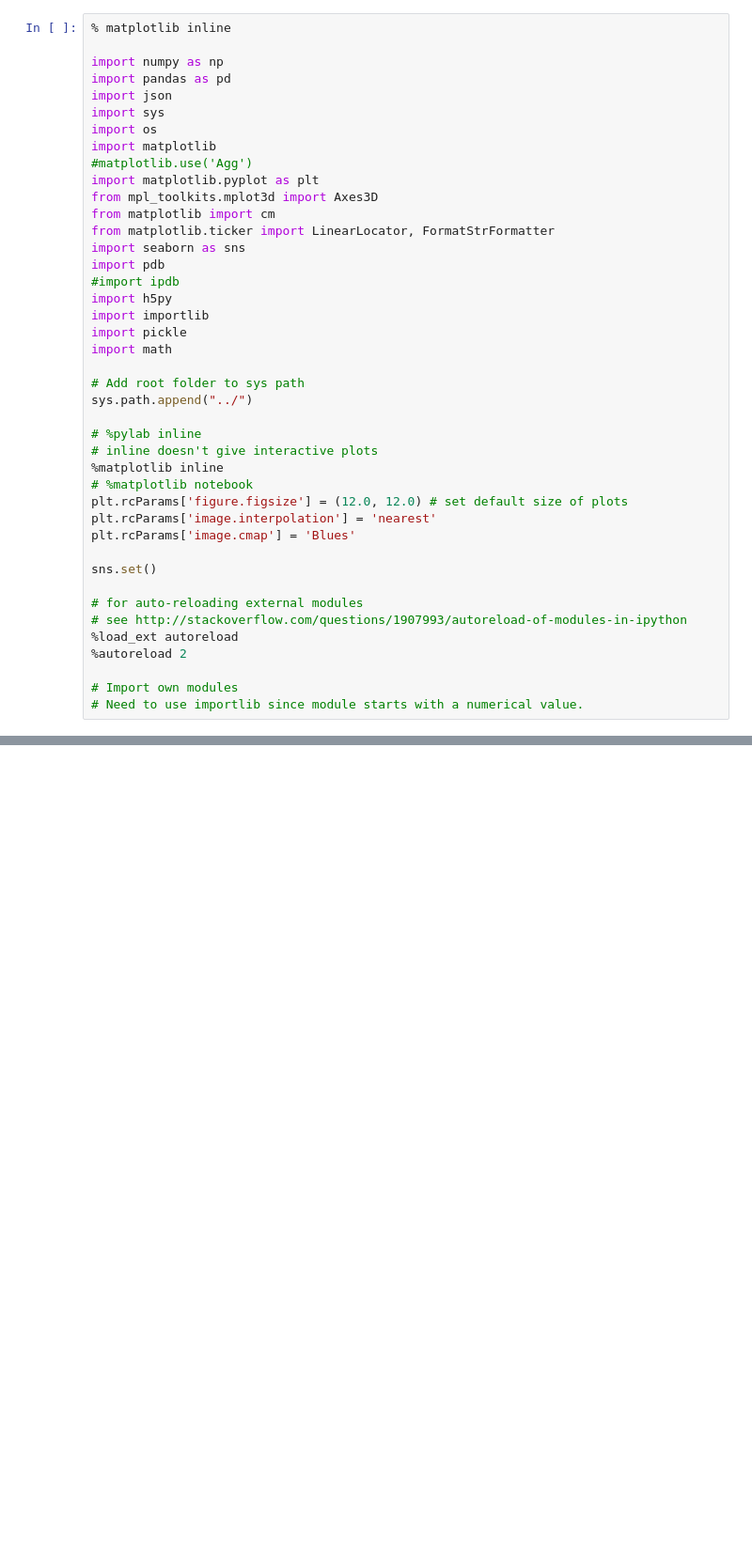
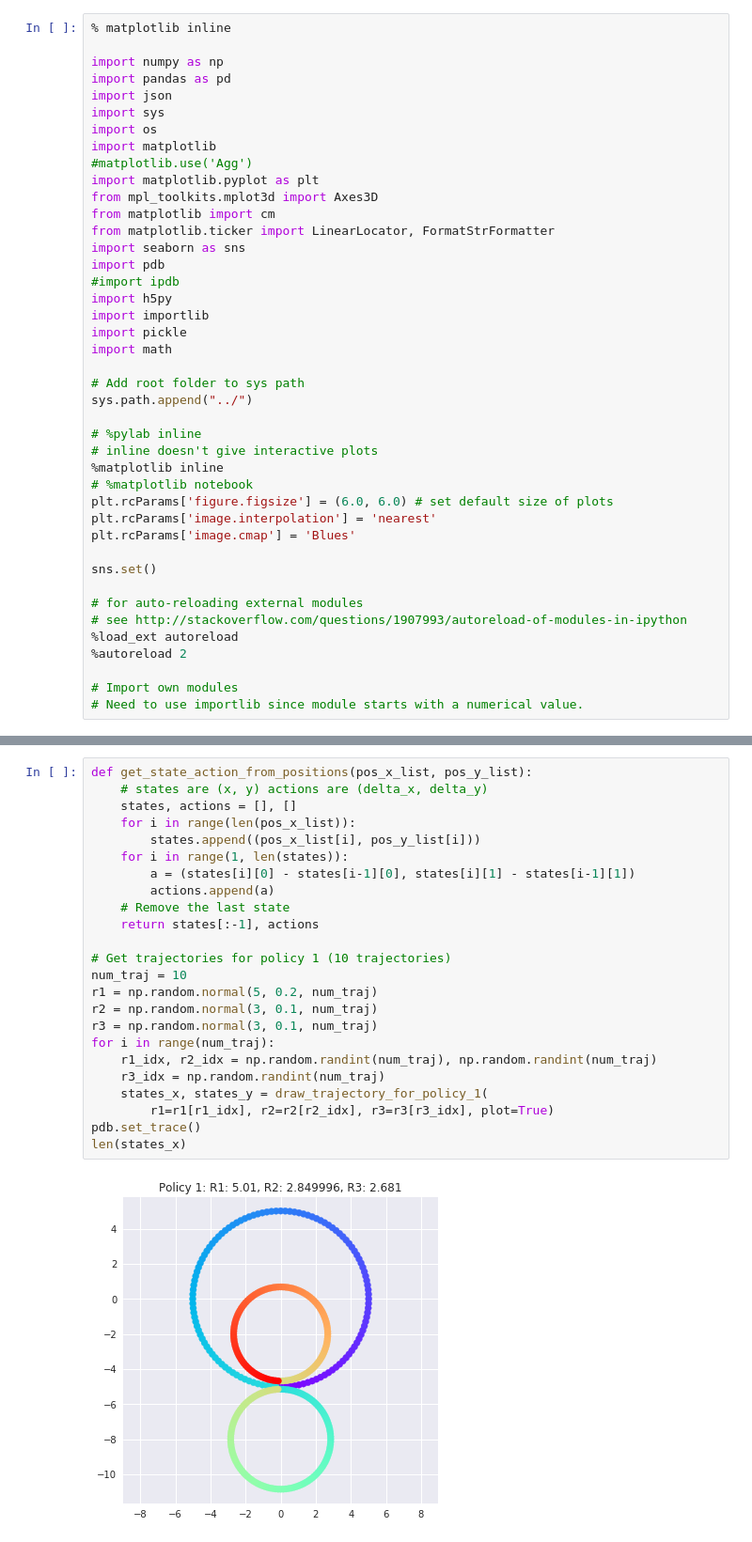
Before and after one commit to sharma-arjun/DirectedInfo-GAIL, a Jupyter notebook: IL/plots/create_circles.ipynb, the cells around one changed output, grey strips where cells are left out. Shown at 94% size. Drawn from its saved outputs; the diff is of its cells as text; blank space fills up the shorter version.

Commit message:
Add initial code to generate circle trajectories.

```diff
--- a/IL/plots/create_circles.ipynb
+++ b/IL/plots/create_circles.ipynb
@@ -27,7 +27,7 @@ sys.path.append("../")
 # inline doesn't give interactive plots
 %matplotlib inline
 # %matplotlib notebook
-plt.rcParams['figure.figsize'] = (12.0, 12.0) # set default size of plots
+plt.rcParams['figure.figsize'] = (6.0, 6.0) # set default size of plots
 plt.rcParams['image.interpolation'] = 'nearest'
 plt.rcParams['image.cmap'] = 'Blues'
 
@@ -147,0 +138,26 @@ plt.show()
+# %%
+def get_state_action_from_positions(pos_x_list, pos_y_list):
+    # states are (x, y) actions are (delta_x, delta_y)
+    states, actions = [], []
+    for i in range(len(pos_x_list)):
+        states.append((pos_x_list[i], pos_y_list[i]))
+    for i in range(1, len(states)):
+        a = (states[i][0] - states[i-1][0], states[i][1] - states[i-1][1])
+        actions.append(a)
+    # Remove the last state
+    return states[:-1], actions
+
+# Get trajectories for policy 1 (10 trajectories)
+num_traj = 10
+r1 = np.random.normal(5, 0.2, num_traj)
+r2 = np.random.normal(3, 0.1, num_traj)
+r3 = np.random.normal(3, 0.1, num_traj)
+for i in range(num_traj):
+    r1_idx, r2_idx = np.random.randint(num_traj), np.random.randint(num_traj)
+    r3_idx = np.random.randint(num_traj)
+    states_x, states_y = draw_trajectory_for_policy_1(
+        r1=r1[r1_idx], r2=r2[r2_idx], r3=r3[r3_idx], plot=True)
+pdb.set_trace()
+len(states_x)
+# %% [output]
+[figure, added]
```
Also changed, not shown: parts of 3 cells of this notebook.
